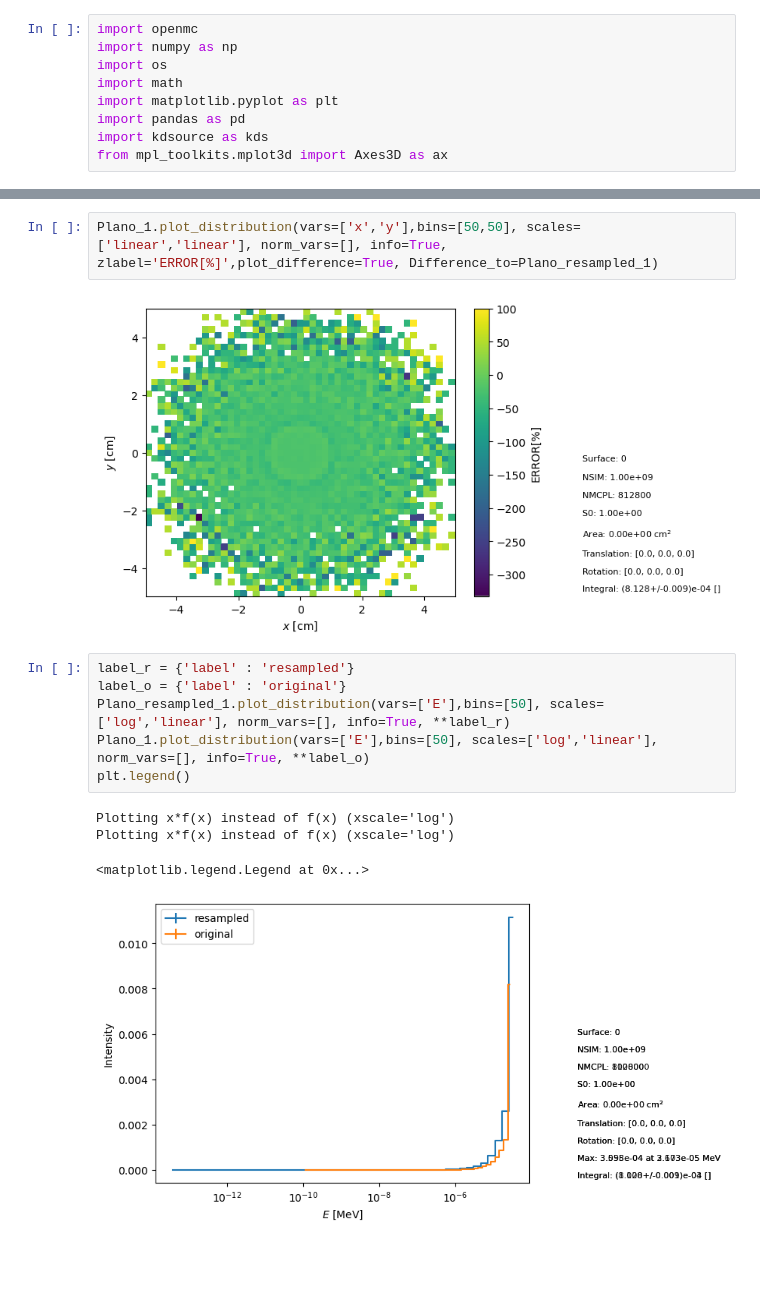
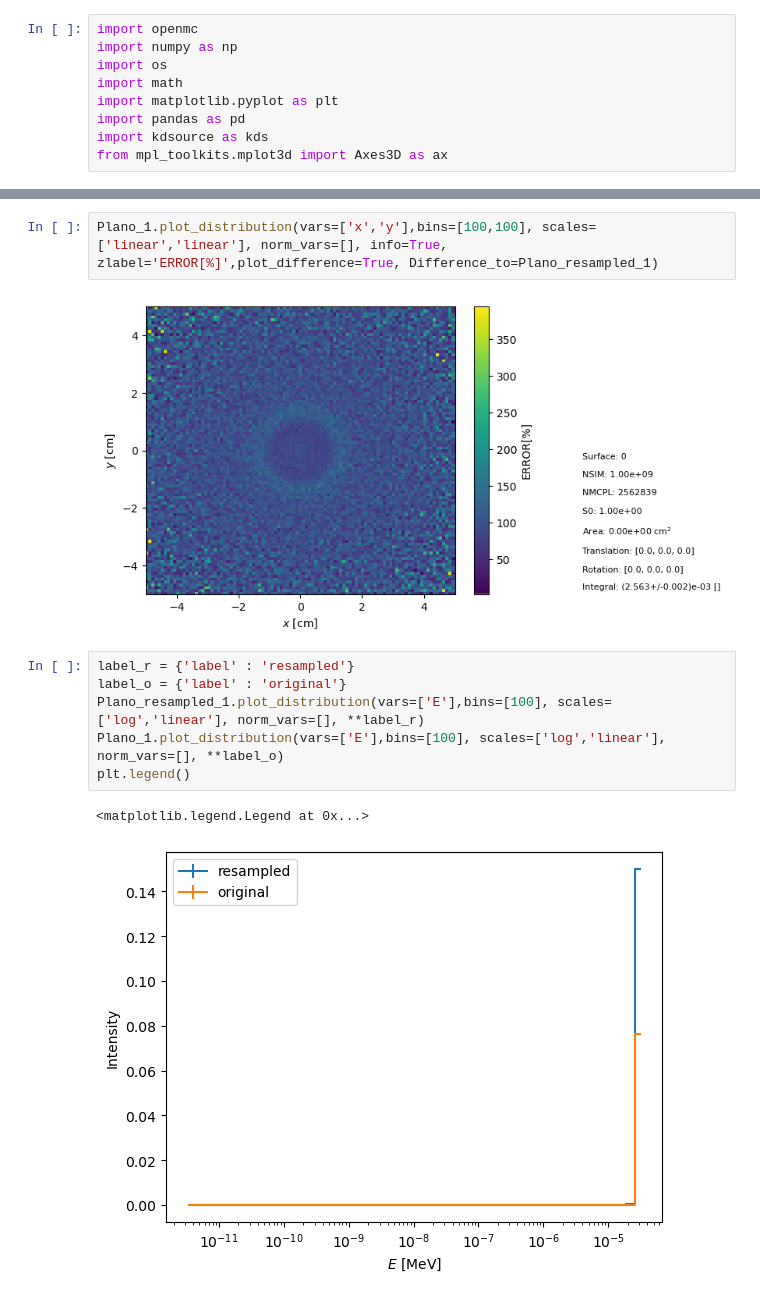
Before and after one commit to PI-AGUS/PRUEBA, a Jupyter notebook: BOX/BOX_RESULTADOS.ipynb, the cells around one changed output, grey strips where cells are left out. Drawn from its saved outputs; the diff is of its cells as text; blank space fills up the shorter version.

```diff
--- a/BOX/BOX_RESULTADOS.ipynb
+++ b/BOX/BOX_RESULTADOS.ipynb
@@ -51,18 +45,16 @@ Plano_1.plot_distribution(vars=['x','y'],bins=[50,50], scales=['linear','linear'
 # %%
-Plano_1.plot_distribution(vars=['x','y'],bins=[50,50], scales=['linear','linear'], norm_vars=[], info=True, zlabel='ERROR[%]',plot_difference=True, Difference_to=Plano_resampled_1)
+Plano_1.plot_distribution(vars=['x','y'],bins=[100,100], scales=['linear','linear'], norm_vars=[], info=True, zlabel='ERROR[%]',plot_difference=True, Difference_to=Plano_resampled_1)
 # %% [output]
-[figure, old version]
+[figure, new version]
 # %%
 label_r = {'label' : 'resampled'}
 label_o = {'label' : 'original'}
-Plano_resampled_1.plot_distribution(vars=['E'],bins=[50], scales=['log','linear'], norm_vars=[], info=True, **label_r)
-Plano_1.plot_distribution(vars=['E'],bins=[50], scales=['log','linear'], norm_vars=[], info=True, **label_o)
+Plano_resampled_1.plot_distribution(vars=['E'],bins=[100], scales=['log','linear'], norm_vars=[], **label_r)
+Plano_1.plot_distribution(vars=['E'],bins=[100], scales=['log','linear'], norm_vars=[], **label_o)
 plt.legend()
 # %% [output]
-Plotting x*f(x) instead of f(x) (xscale='log')
-Plotting x*f(x) instead of f(x) (xscale='log')
+<matplotlib.legend.Legend at 0x...>
-<matplotlib.legend.Legend at 0x...>
-[figure, old version]
+[figure, new version]
 # %%
 df,bins,ka = Plano_1.get_distribution(vars=['E'],bins=[50], scales=['log','linear'])
 
```
Also changed, not shown: parts of 12 cells of this notebook, 3 other files.
